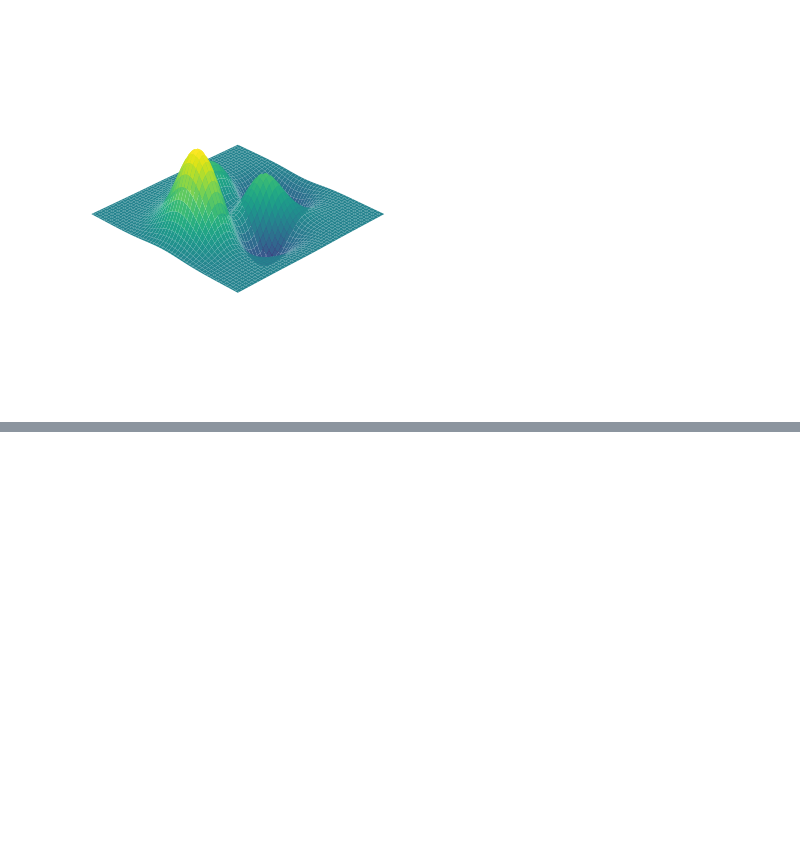
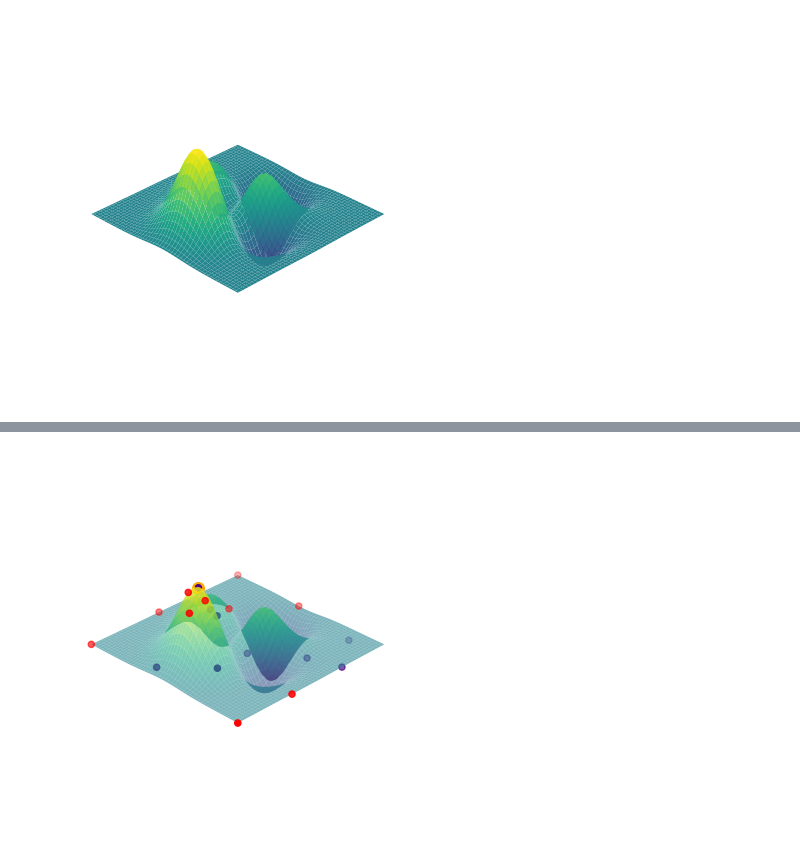
Before and after one commit to Shuaiwen-Cui/PhD_Poster, a Jupyter notebook: 01 PhD Study/Research02-SATM/plot.ipynb, the cells around one changed output, grey strips where cells are left out. Cells and saved outputs as stored; diff of their text form; code cells hidden in the pictures; blank space fills up the shorter version.

```diff
--- a/01 PhD Study/Research02-SATM/plot.ipynb
+++ b/01 PhD Study/Research02-SATM/plot.ipynb
@@ -363,0 +321,41 @@ AttributeError: allvecs
+# %%
+# Plotting the surface and the optimization process
+fig = plt.figure()
+ax = fig.add_subplot(111, projection='3d')
+ax.plot_surface(X, Y, Z, cmap='viridis', alpha=0.6)
+
+#
+num = len(points)
+mid_num = int(num / 2)
+
+# Plot the optimization points first half
+ax.scatter(points[:mid_num, 0], points[:mid_num, 1], values[:mid_num], color='indigo')
+
+# Plot the optimization points second half
+ax.scatter(points[mid_num:, 0], points[mid_num:, 1], values[mid_num:], color='red')
+
+
+# Highlight the maximum value
+ax.scatter(max_point[0], max_point[1], max_value, color='orange', s=70)
+
+# Remove gridlines, axes, and panes
+ax.grid(False)
+ax.axis('off')
+ax.set_xticks([])
+ax.set_yticks([])
+ax.set_zticks([])
+
+# Set the background to transparent
+fig.patch.set_alpha(0)
+ax.patch.set_alpha(0)
+
+# Set the viewing angle
+ax.view_init(elev=30, azim=135)
+
+# Save the plot to a file
+plt.savefig('peaks_surface_optimization_plot_PHASEII.png', transparent=True)
+
+# Show plot
+plt.show()
+# %% [output]
+[figure, added]
```
Also changed, not shown: parts of 5 cells of this notebook, 13 other files.
